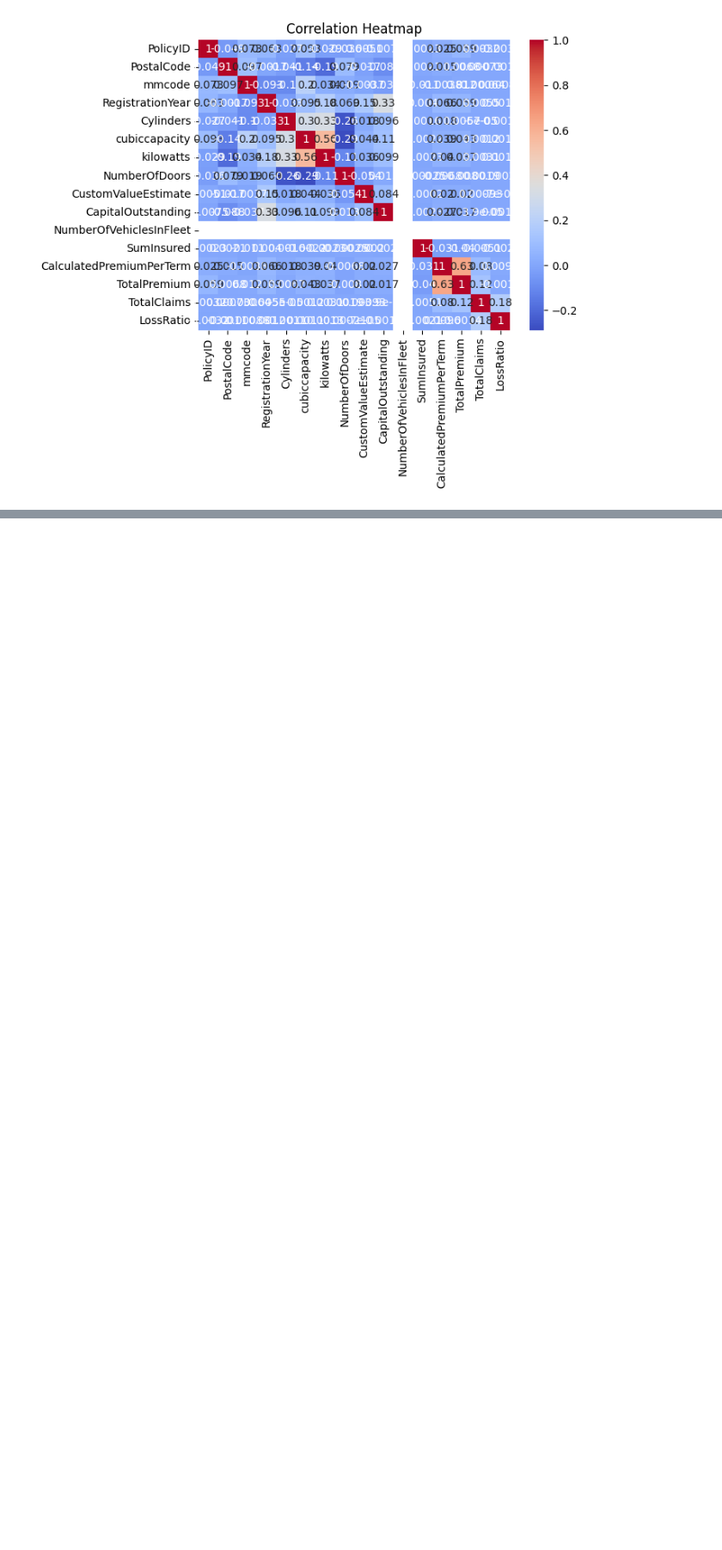
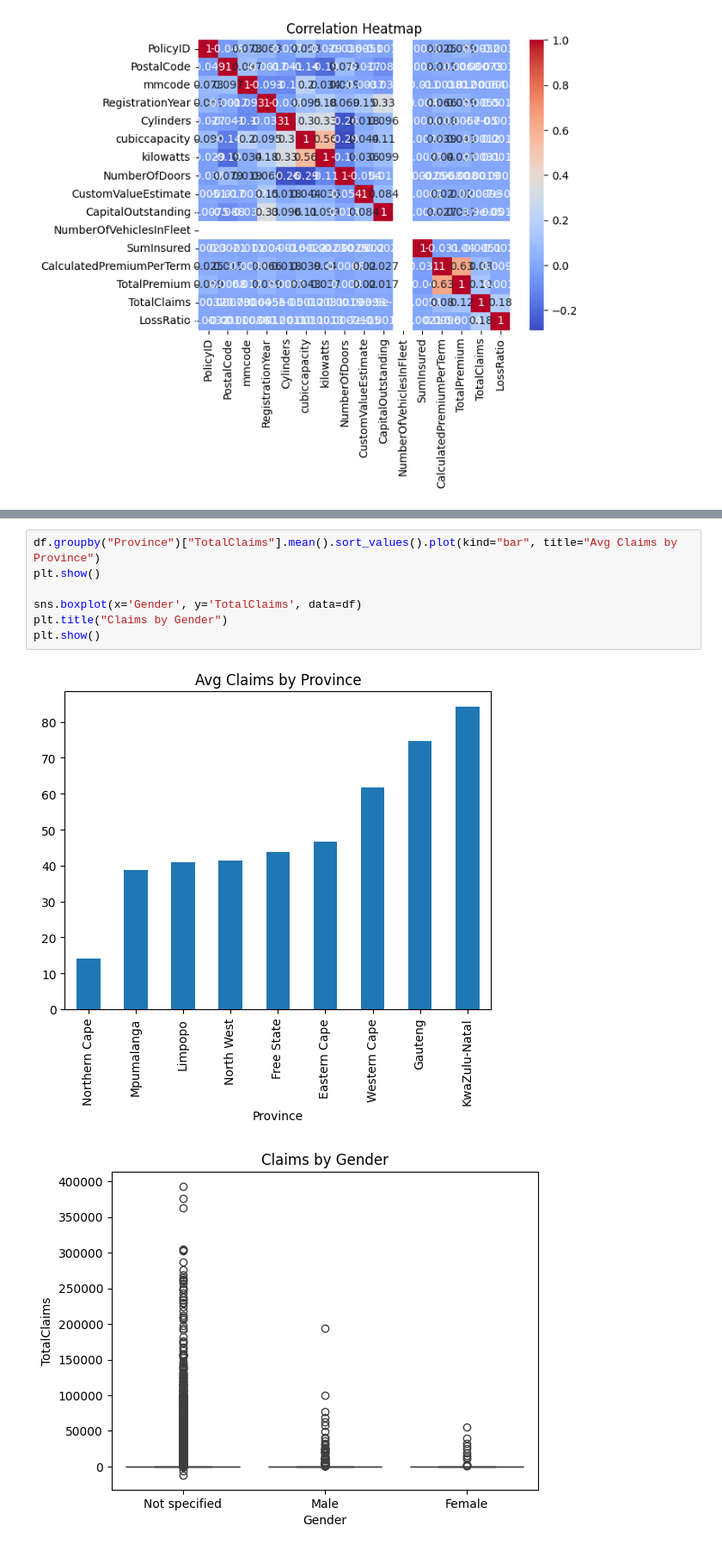
Before and after one commit to rufaeleshetu/insurance-risk-analytics-week3, a Jupyter notebook: notebooks/01_eda.ipynb, the cells around one changed output, grey strips where cells are left out. Shown at 86% size. Drawn from its saved outputs; the diff is of its cells as text; blank space fills up the shorter version.

```diff
--- a/notebooks/01_eda.ipynb
+++ b/notebooks/01_eda.ipynb
@@ -258,0 +300,10 @@ plt.show()
+# %%
+df.groupby("Province")["TotalClaims"].mean().sort_values().plot(kind="bar", title="Avg Claims by Province")
+plt.show()
+
+sns.boxplot(x='Gender', y='TotalClaims', data=df)
+plt.title("Claims by Gender")
+plt.show()
+# %% [output]
+[figure, added]
+[figure, added]
```
Also changed, not shown: parts of 14 cells of this notebook.
